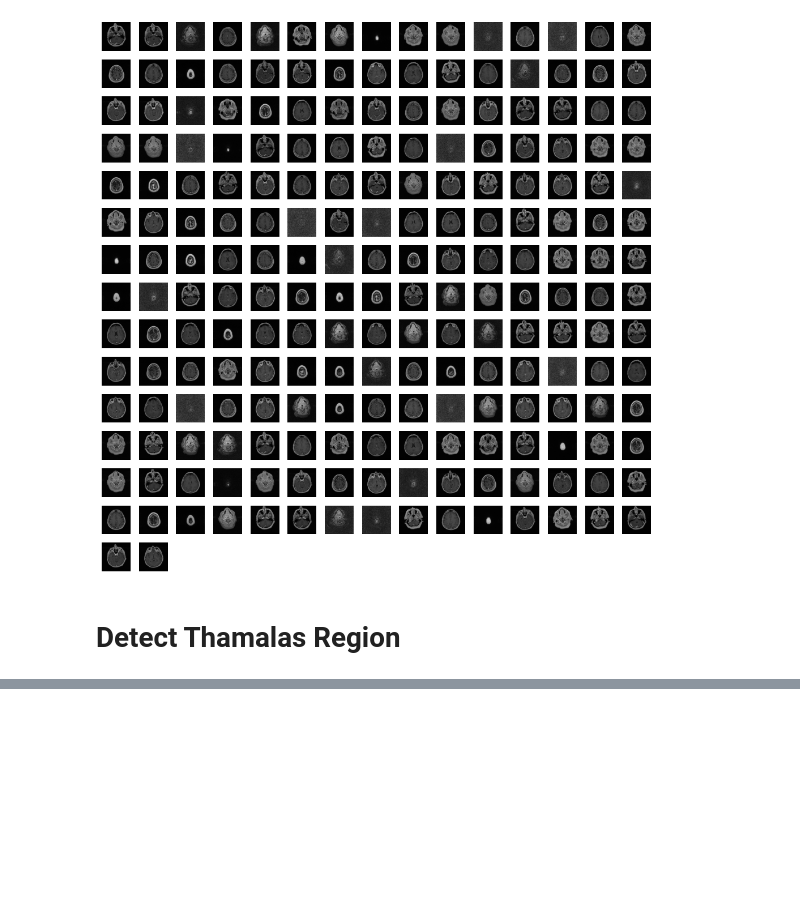
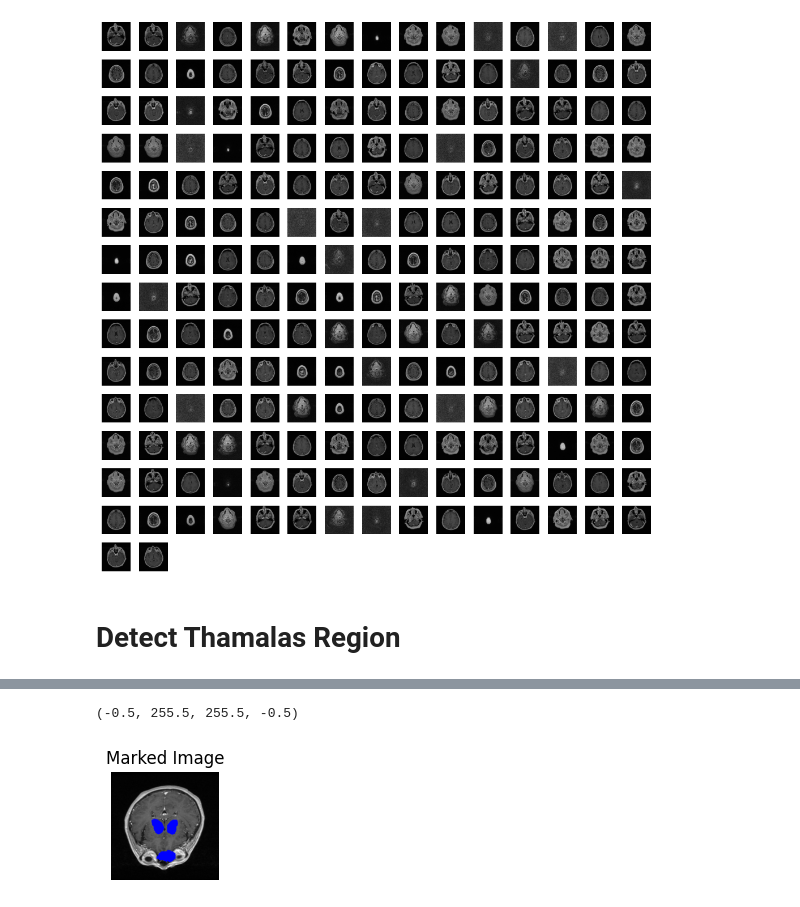
Before and after one commit to claredavies/MedicalImaging, a Jupyter notebook: MedicalImagingProject.ipynb, the cells around one changed output, grey strips where cells are left out. Saved outputs shown, nothing was run; the diff lists cells and outputs as text; code cells hidden in the pictures; blank space fills up the shorter version.

```diff
--- a/MedicalImagingProject.ipynb
+++ b/MedicalImagingProject.ipynb
@@ -596,0 +573,20 @@ plt.show()
+# %%
+def highlight_thamalas_batch(coregistered_images, thamalas_image):
+    thamalas_images = []
+
+    # Iterate over the input and reference image lists
+    for input_image in coregistered_images:
+        # Apply coregistration to the current pair of images and landmarks
+        thamalas_image_overlay = mark_thamalas(input_image, thamalas_image)
+        thamalas_images.append(thamalas_image_overlay)
+    return thamalas_images
+# %%
+marked_images = highlight_thamalas_batch(coregistered_images, thamalus_image)
+# %%
+plt.subplot(1, 4, 1)
+plt.imshow(marked_images[100])
+plt.title('Marked Image')
+plt.axis('off')
+# %% [output]
+(-0.5, 255.5, 255.5, -0.5)
+[figure, added]
```
Also changed, not shown: parts of 11 cells of this notebook.
